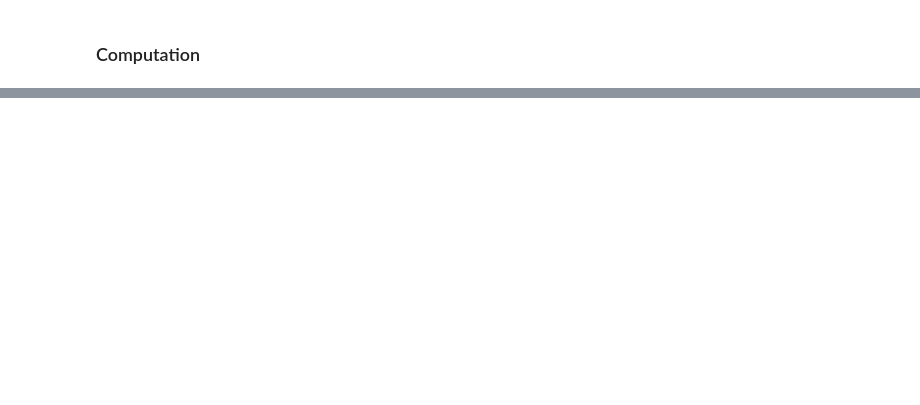
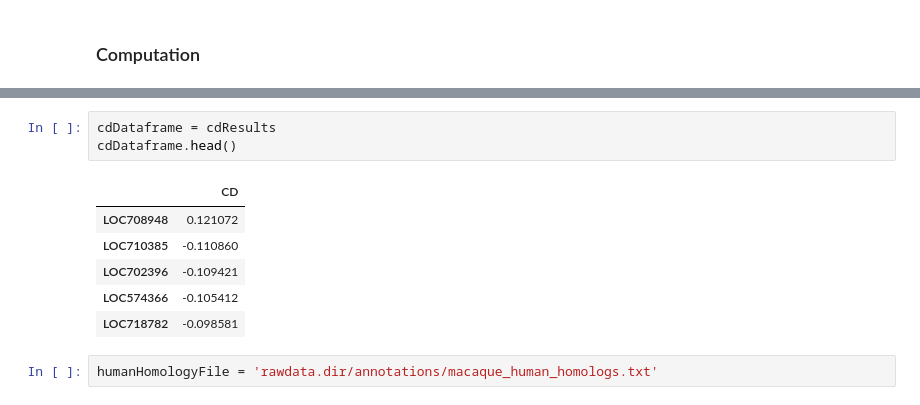
Before and after one commit to denis-torre/yfv-analysis, a Jupyter notebook: pipeline/notebooks/Development.ipynb, the cells around one changed output, grey strips where cells are left out. Saved outputs shown, nothing was run; the diff lists cells and outputs as text; blank space fills up the shorter version.

```diff
--- a/pipeline/notebooks/Development.ipynb
+++ b/pipeline/notebooks/Development.ipynb
@@ -98,0 +54,12 @@ clinicalDataframe
+# %%
+cdDataframe = cdResults
+cdDataframe.head()
+# %% [output]
+|  | CD |
+| LOC708948 | 0.121072 |
+| LOC710385 | -0.110860 |
+| LOC702396 | -0.109421 |
+| LOC574366 | -0.105412 |
+| LOC718782 | -0.098581 |
+# %%
+humanHomologyFile = 'rawdata.dir/annotations/macaque_human_homologs.txt'
```
Also changed, not shown: parts of 10 cells of this notebook, 2 other files.
